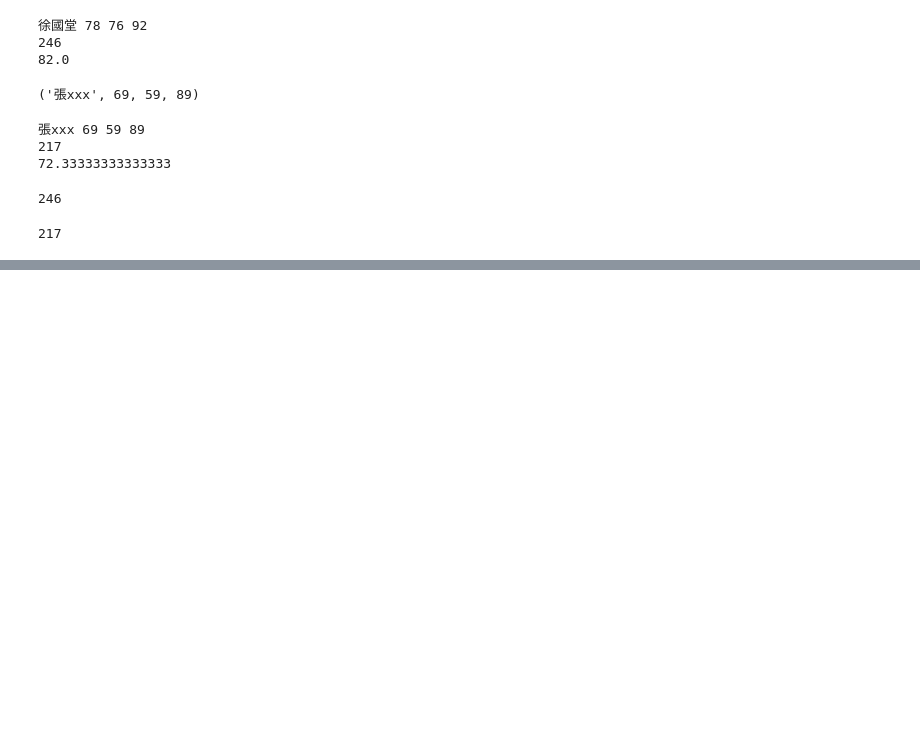
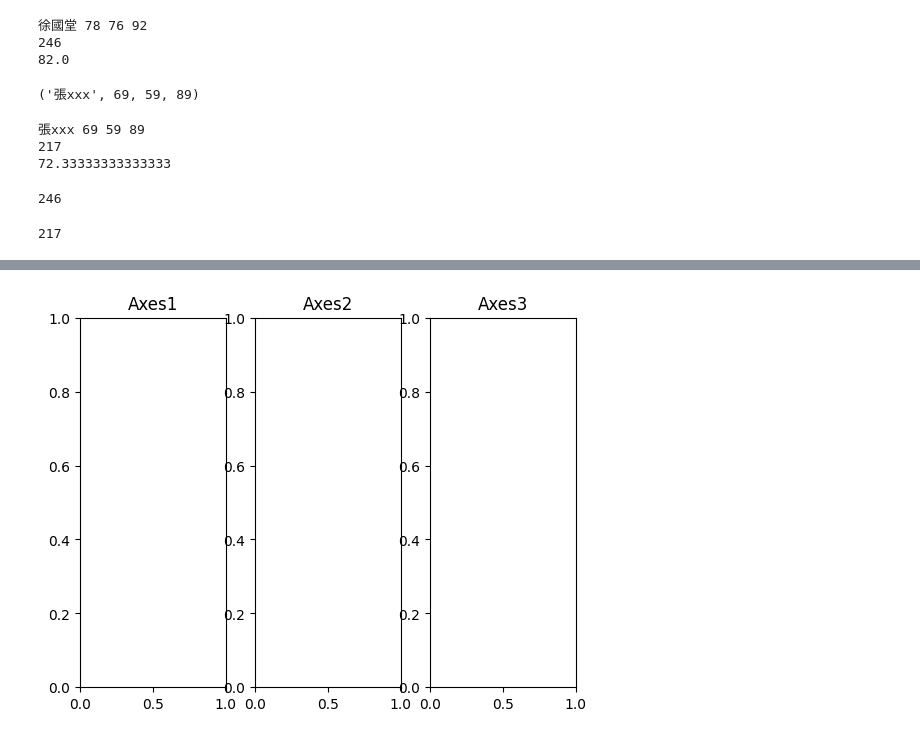
Before and after one commit to swedened/pint_of_brandy, a Jupyter notebook: marky.ipynb, the cells around one changed output, grey strips where cells are left out. Cells and saved outputs as stored; diff of their text form; code cells hidden in the pictures; blank space fills up the shorter version.

```diff
--- a/marky.ipynb
+++ b/marky.ipynb
@@ -163,0 +300,12 @@ if response.status_code == 200:
+# %%
+figure = plt.figure()
+ax1 = figure.add_subplot(1,3,1)
+ax1.set_title("Axes1")
+ax2 = figure.add_subplot(1,3,2)
+ax2.set_title("Axes2")
+ax3 = figure.add_subplot(1,3,3)
+ax3.set_title("Axes3")
+
+plt.show()
+# %% [output]
+[figure, added]
```
Also changed, not shown: parts of 16 cells of this notebook, 2 other files.
